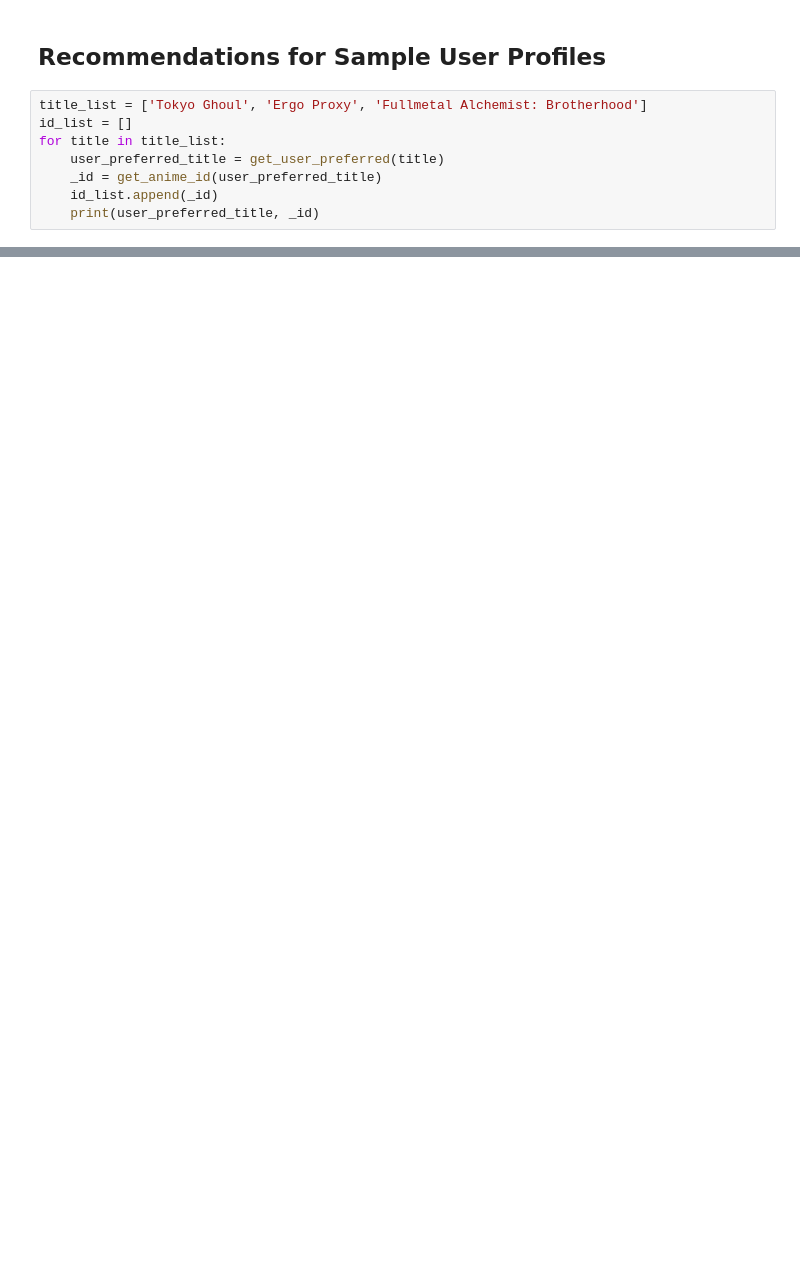
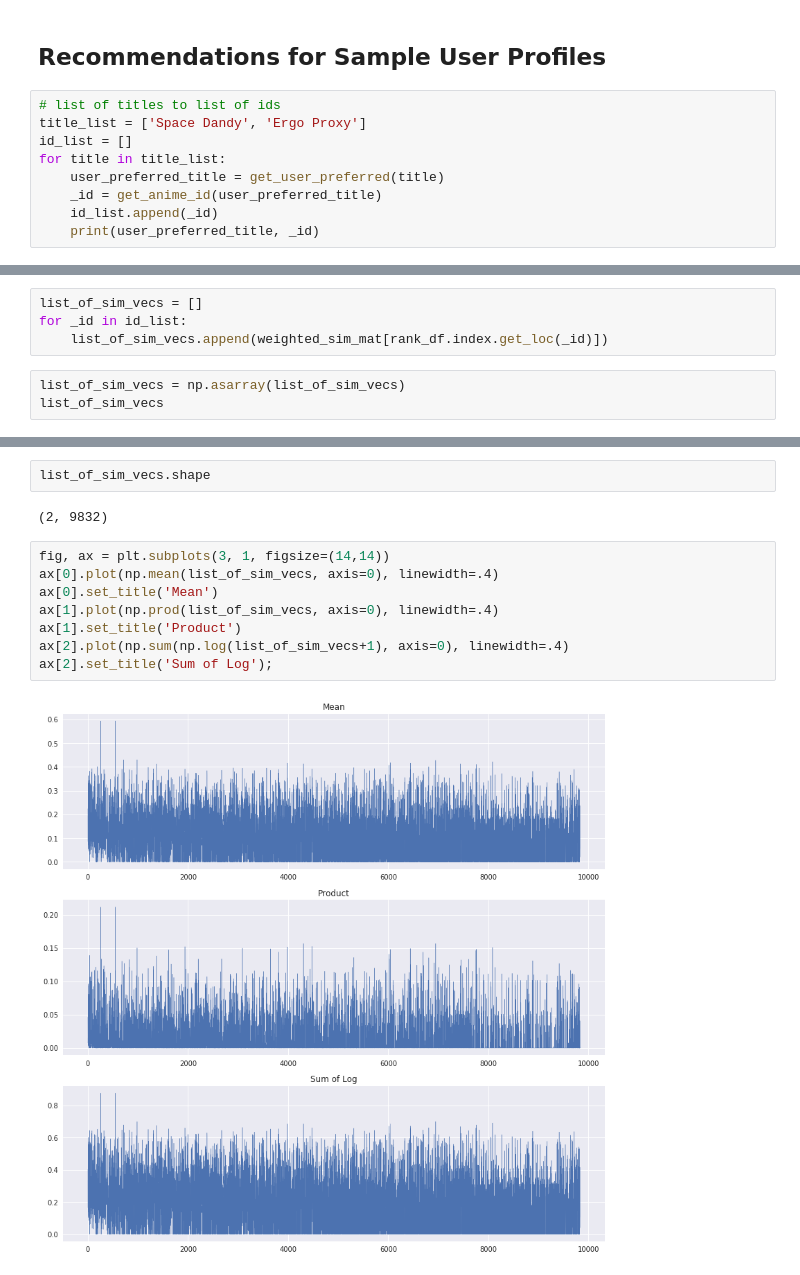
Before and after one commit to sn-ekstrand/content-based-anime-recommender, a Jupyter notebook: sample_users.ipynb, the cells around one changed output, grey strips where cells are left out. Cells and saved outputs as stored; diff of their text form; blank space fills up the shorter version.

```diff
--- a/sample_users.ipynb
+++ b/sample_users.ipynb
@@ -265,7 +265,8 @@ Getting recommendations for:  Wolf's Rain
 # %% [markdown]
 ## Recommendations for Sample User Profiles
 # %%
-title_list = ['Tokyo Ghoul', 'Ergo Proxy', 'Fullmetal Alchemist: Brotherhood']
+# list of titles to list of ids
+title_list = ['Space Dandy', 'Ergo Proxy']
 id_list = []
 for title in title_list:
     user_preferred_title = get_user_preferred(title)
@@ -276,0 +287,7 @@ df_rank_pca.loc[id_list,:]
+# %%
+list_of_sim_vecs = []
+for _id in id_list:
+    list_of_sim_vecs.append(weighted_sim_mat[rank_df.index.get_loc(_id)])
+# %%
+list_of_sim_vecs = np.asarray(list_of_sim_vecs)
+list_of_sim_vecs
@@ -276,0 +299,14 @@ df_rank_pca.loc[id_list,:]
+# %%
+list_of_sim_vecs.shape
+# %% [output]
+(2, 9832)
+# %%
+fig, ax = plt.subplots(3, 1, figsize=(14,14))
+ax[0].plot(np.mean(list_of_sim_vecs, axis=0), linewidth=.4)
+ax[0].set_title('Mean')
+ax[1].plot(np.prod(list_of_sim_vecs, axis=0), linewidth=.4)
+ax[1].set_title('Product')
+ax[2].plot(np.sum(np.log(list_of_sim_vecs+1), axis=0), linewidth=.4)
+ax[2].set_title('Sum of Log');
+# %% [output]
+[figure, added]
```
Also changed, not shown: parts of 18 cells of this notebook.
